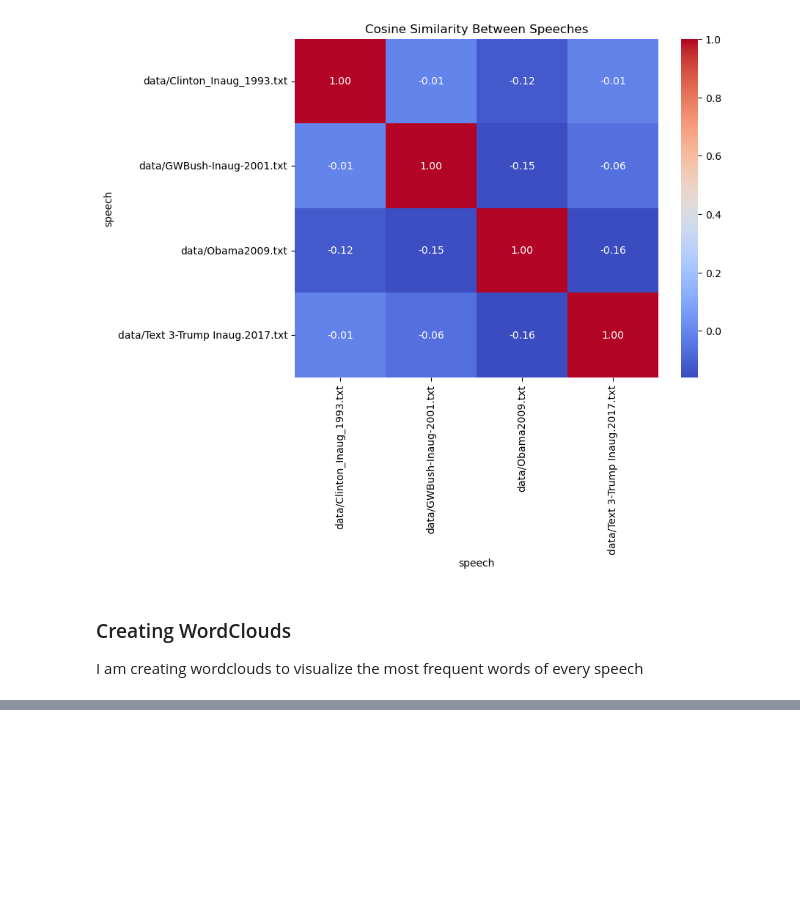
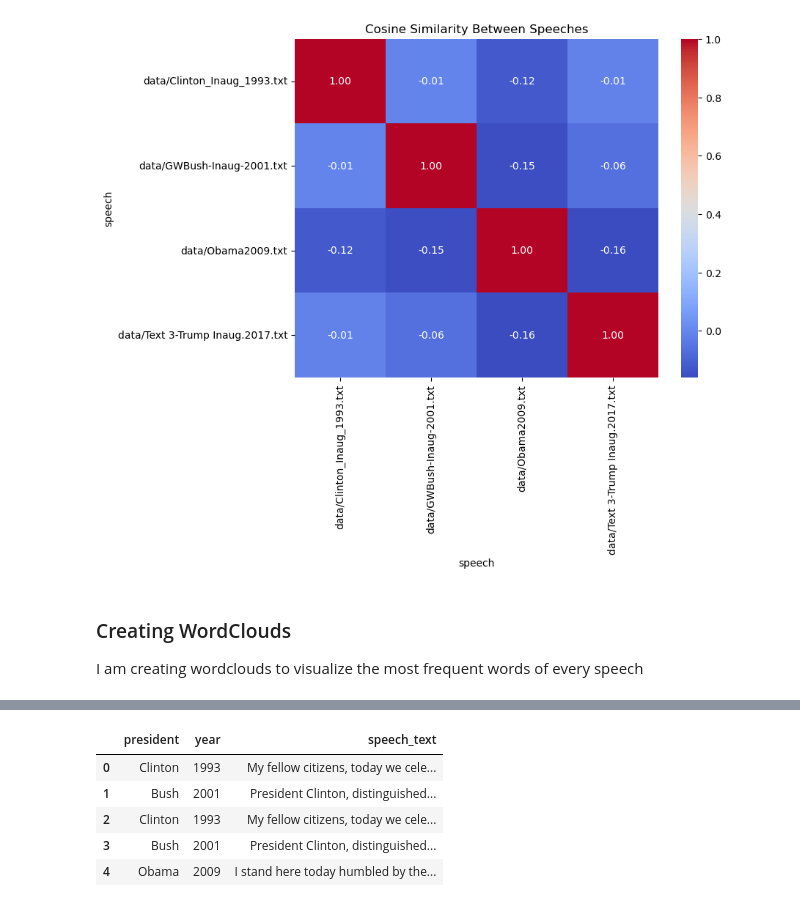
Before and after one commit to isabellventouris/text-analysis-political-speeches, a Jupyter notebook: Text_Analysis_Political_Speeches.ipynb, the cells around one changed output, grey strips where cells are left out. Saved outputs shown, nothing was run; the diff lists cells and outputs as text; code cells hidden in the pictures; blank space fills up the shorter version.

Commit message:
Add SQLite database integration for storing and querying speeches

```diff
--- a/Text_Analysis_Political_Speeches.ipynb
+++ b/Text_Analysis_Political_Speeches.ipynb
@@ -851,0 +863,17 @@ plt.show()
+# %%
+#create+connect to SQLite database file
+conn = sqlite3.connect("data/presidential_speeches.db")
+cursor = conn.cursor()
+
+#create table
+cursor.execute("""
+CREATE TABLE IF NOT EXISTS speeches (
+    id INTEGER PRIMARY KEY AUTOINCREMENT,
+    president TEXT,
+    year INTEGER,
+    filename TEXT,
+    speech_text TEXT
+)
+""")
+
+conn.commit()
@@ -851,0 +903,11 @@ plt.show()
+# %%
+#view stored speeches
+df_speeches = pd.read_sql_query("SELECT president, year, speech_text FROM speeches", conn)
+df_speeches.head()
+# %% [output]
+|  | president | year | speech_text |
+| 0 | Clinton | 1993 | My fellow citizens, today we cele... |
+| 1 | Bush | 2001 | ﻿President Clinton, distinguished... |
+| 2 | Clinton | 1993 | My fellow citizens, today we cele... |
+| 3 | Bush | 2001 | ﻿President Clinton, distinguished... |
+| 4 | Obama | 2009 | I stand here today humbled by the... |
```
Also changed, not shown: parts of 4 cells of this notebook, 3 other files.
